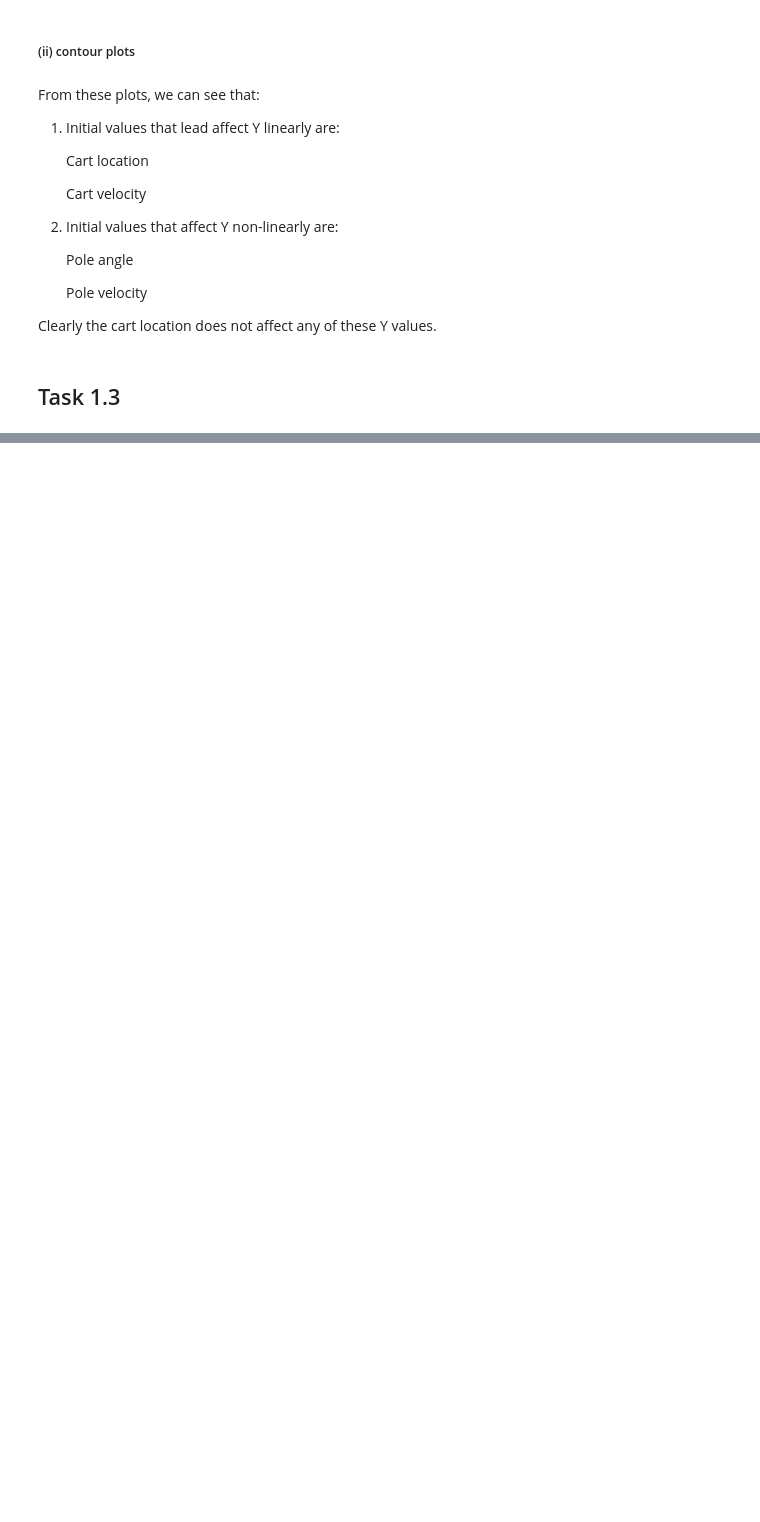
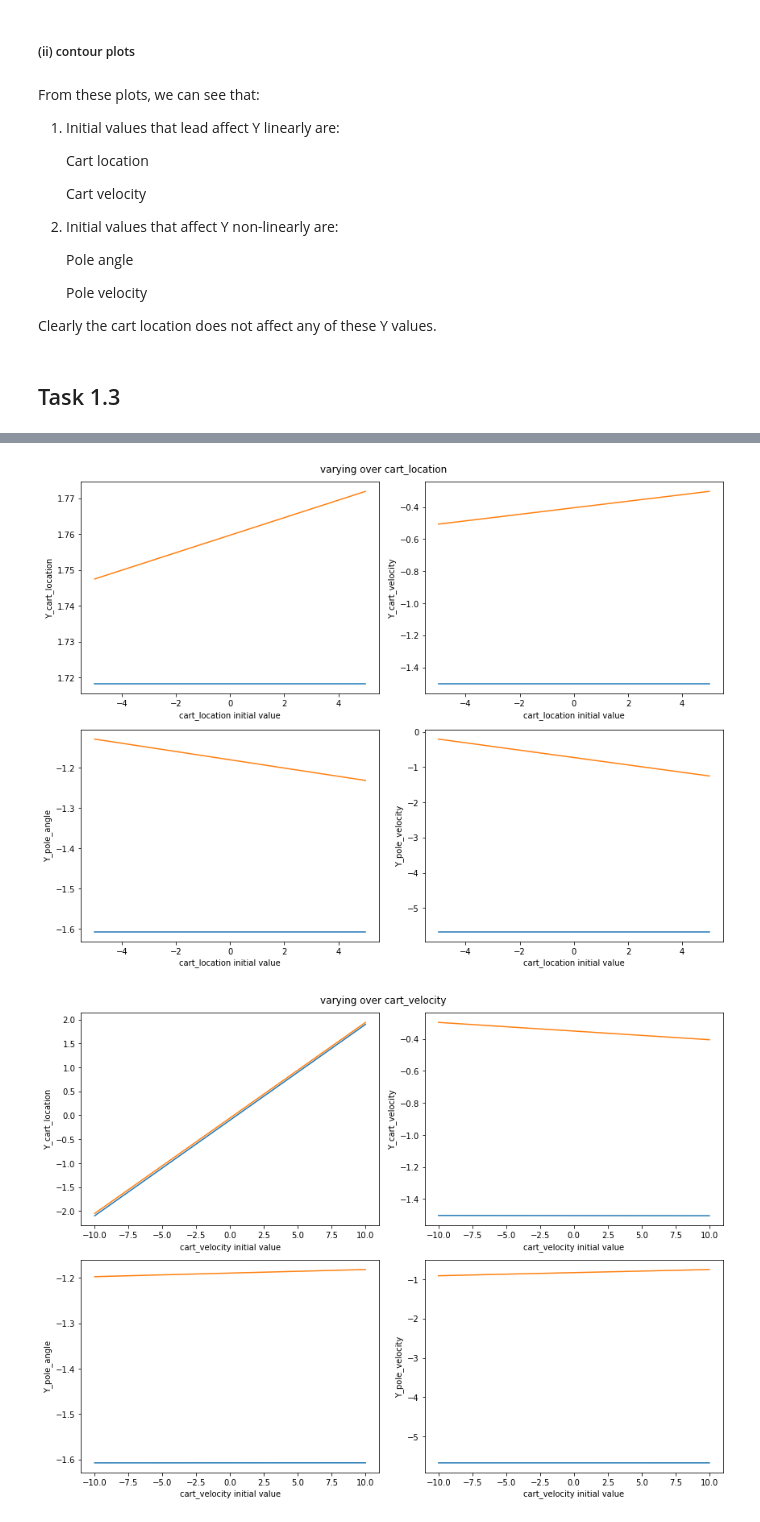
Before and after one commit to jordanesmith/SF3-Machine-Learning-Project, a Jupyter notebook: MyCode.ipynb, the cells around one changed output, grey strips where cells are left out. Drawn from its saved outputs; the diff is of its cells as text; code cells hidden in the pictures; blank space fills up the shorter version.

```diff
--- a/MyCode.ipynb
+++ b/MyCode.ipynb
@@ -366,0 +416,6 @@ plot_predictions(reg.predict(x_test), y_test, x_test)
+# %%
+for i in range(4):
+    plot_y_as_difference_in_x_with_regression(i, x_range_for_index[i], reg)
+# %% [output]
+[figure, added]
+[figure, added]
```
Also changed, not shown: parts of 18 cells of this notebook.
